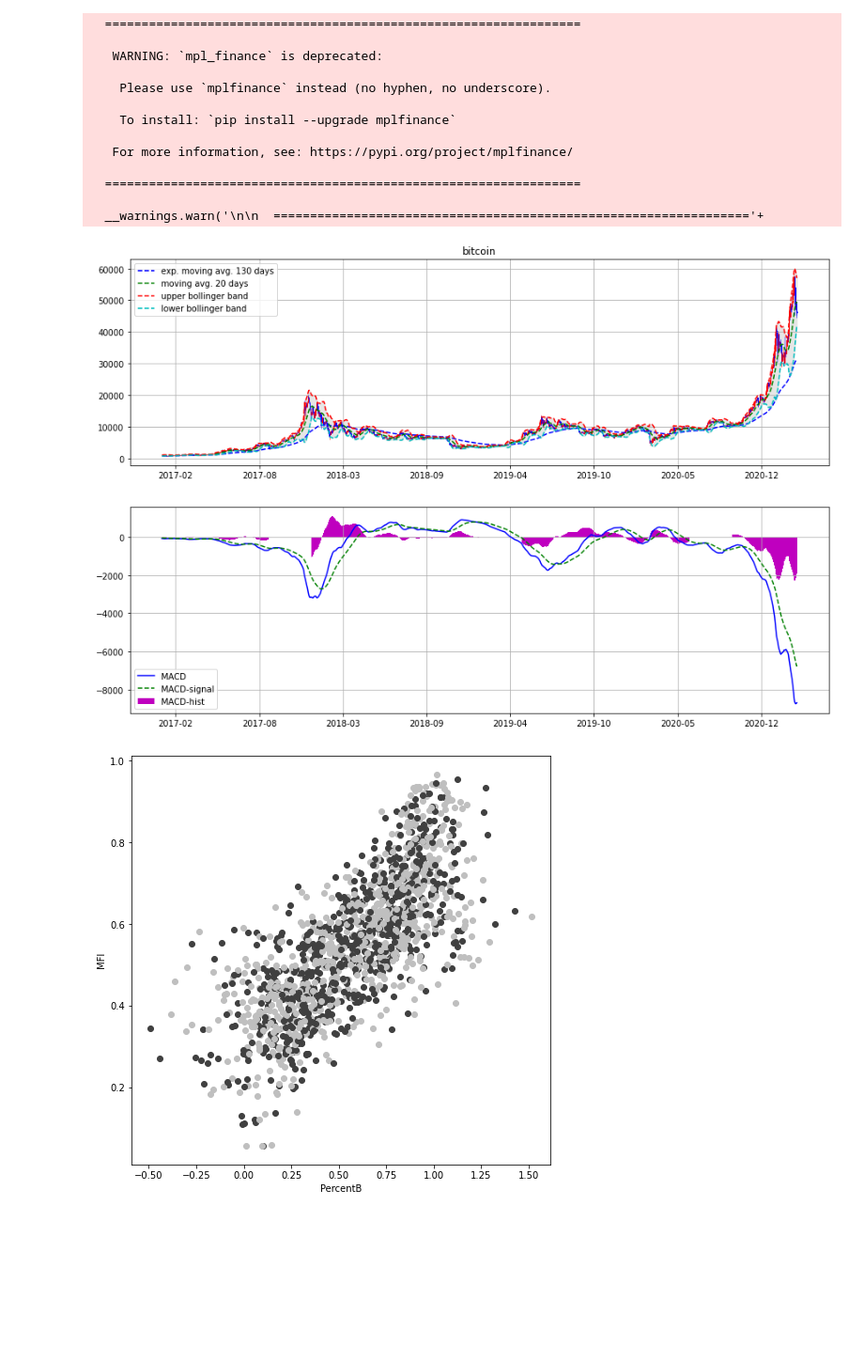
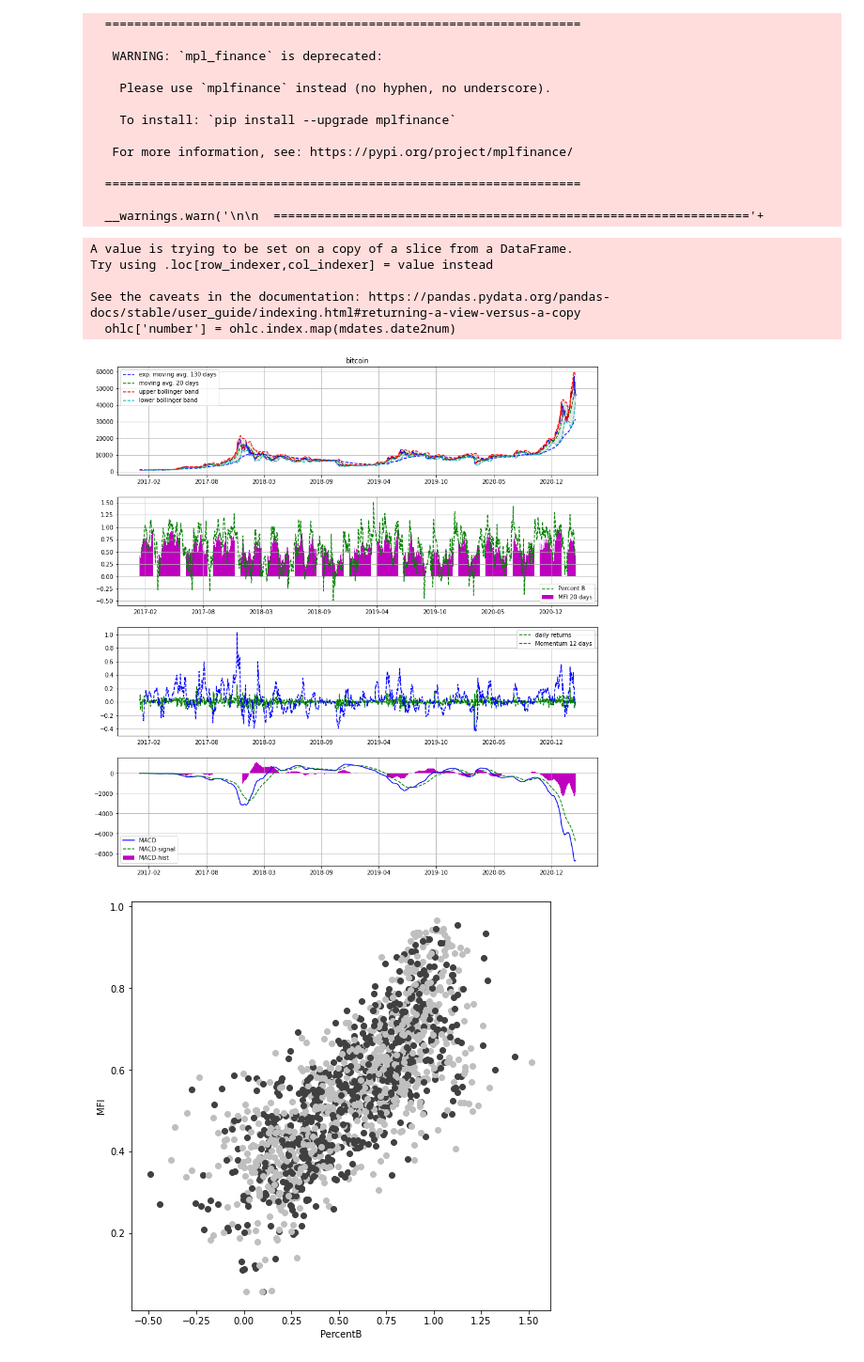
Before and after one commit to choij1589/YoungCha, a Jupyter notebook: example.ipynb, the cells around one changed output. Shown at 94% size. Saved outputs shown, nothing was run; the diff lists cells and outputs as text; code cells hidden in the pictures; blank space fills up the shorter version.

```diff
--- a/example.ipynb
+++ b/example.ipynb
@@ -88,6 +88,12 @@ class IndexMaker:
         mfi['number'] = mfi.index.map(mdates.date2num)
         return mfi[['number', 'TP', 'PMF', 'NMF', 'MFI']]
 
+    def momentum(self, days=12):
+        momentum = self.sample[['Close']].copy()
+        momentum['Momentum'] = (momentum['Close'] - momentum.shift(days)['Close'])/momentum.shift(12)['Close']
+        momentum['number'] = momentum.index.map(mdates.date2num)
+        return momentum[['number', 'Momentum']]
+
     def macd(self):
         ema60 = self.exp_moving_avg(days=60)
         ema130 = self.exp_moving_avg(days=130)
@@ -110,6 +116,8 @@ class IndexMaker:
 # get sample
 df = pd.read_csv("./coin_Bitcoin.csv")
 df = df[['Date', 'High', 'Low', 'Open', 'Close', 'Volume']]
+
+# preprocess
 for idx in df.index:
     if df.loc[idx, 'Volume'] == 0.:
         df.loc[idx, 'Volume'] = np.nan
@@ -117,7 +125,12 @@ for idx in df.index:
     date, time = date_time[0], date_time[1]
     df.loc[idx, 'Date'] = datetime.strptime(date, '%Y-%m-%d').date()
 df = df.set_index('Date')
+df['number'] = df.index.map(mdates.date2num)
 df = df.dropna()
+
+# set daily returns and accumulated returns
+df['rtn'] = df['Close'].pct_change()
+df['acc_rtn'] = (1.0 + df['rtn']).cumprod()
 # %%
 # make indices
 # note that some indices may not exist for the first few days(or month)
@@ -126,6 +139,7 @@ df = df.dropna()
 
 start_date = datetime.strptime('2017-01-01', '%Y-%m-%d').date()
 end_date = datetime.strptime('2017-12-31', '%Y-%m-%d').date()
+df = df.loc[start_date:, :]
 maker = IndexMaker(df)
 ohlc = maker.ohlc().loc[start_date:, :]
 ma200 = maker.moving_avg(days=200).loc[start_date:, :]
@@ -133,39 +147,64 @@ ema130 = maker.exp_moving_avg(days=130).loc[start_date:, :]
 bollinger = maker.bollinger_band(days=20).loc[start_date:, :]
 mfi = maker.MFI(days=14).loc[start_date:, :]
 rsi = maker.RSI(days=14).loc[start_date:, :]
+momentum = maker.momentum(days=12).loc[start_date:, :]
 macd = maker.macd().loc[start_date:, :]
 oscillator = maker.oscillator().loc[start_date:, :]
+# %% [output]
+A value is trying to be set on a copy of a slice from a DataFrame.
+Try using .loc[row_indexer,col_indexer] = value instead
+
+See the caveats in the documentation: https://pandas.pydata.org/pandas-docs/stable/user_guide/indexing.html#returning-a-view-versus-a-copy
+  ohlc['number'] = ohlc.index.map(mdates.date2num)
 # %%
 # draw plots
-plt.figure(figsize=(15, 10))
+plt.figure(figsize=(15, 16))
 
 # first panel
 # draw ohlc and bollinger band
-p1 = plt.subplot(2, 1, 1)
+p1 = plt.subplot(4, 1, 1)
 plt.title("bitcoin")
 candlestick_ohlc(p1, ohlc.values, width=.8, colorup='red', colordown='blue')
 p1.xaxis.set_major_formatter(mdates.DateFormatter('%Y-%m'))
 plt.plot(ema130.number, ema130.EMA130, 'b--', label='exp. moving avg. 130 days')
 plt.plot(bollinger.number, bollinger.Center, 'g--', label='moving avg. 20 days')
 plt.plot(bollinger.number, bollinger.Upper, 'r--', label='upper bollinger band')
 plt.plot(bollinger.number, bollinger.Lower, 'c--', label='lower bollinger band')
 plt.fill_between(bollinger.number, bollinger.Upper, bollinger.Lower, color='0.9')
 plt.grid(True)
 plt.legend(loc='best')
 
 # second panel
-# draw macd
-p2 = plt.subplot(2, 1, 2)
+# PB and MFI
+p2 = plt.subplot(4, 1, 2)
 p2.xaxis.set_major_formatter(mdates.DateFormatter('%Y-%m'))
+plt.plot(bollinger.number, bollinger.PercentB, 'g--', label='Percent B')
+plt.bar(mfi.number, mfi.MFI, color='m', label='MFI 20 days')
+plt.grid(True)
+plt.legend(loc='best')
+
+# third panel
+# daily returns and momentum
+p3 = plt.subplot(4, 1, 3)
+p3.xaxis.set_major_formatter(mdates.DateFormatter('%Y-%m'))
+plt.plot(df.number, df.rtn, 'g--', label='daily returns')
+plt.plot(momentum.number, momentum.Momentum, 'b--', label='Momentum 12 days')
+plt.grid(True)
+plt.legend(loc='best')
+
+# fourth panel
+# macd-hist
+p4 = plt.subplot(4, 1, 4)
+p4.xaxis.set_major_formatter(mdates.DateFormatter('%Y-%m'))
 plt.bar(macd.number, macd.MACDHist, color='m', label='MACD-hist')
 plt.plot(macd.number, macd.MACD, color='b', label='MACD')
 plt.plot(macd.number, macd.signal, 'g--', label='MACD-signal')
 plt.grid(True)
 plt.legend(loc='best')
 
 plt.show()
 # %% [output]
-[figure, old version]
+[figure, new version]
 # %%
 # PB vs MFI
 temp = ohlc[['Open', 'Close']]
```
Also changed, not shown: parts of 1 cell of this notebook.
